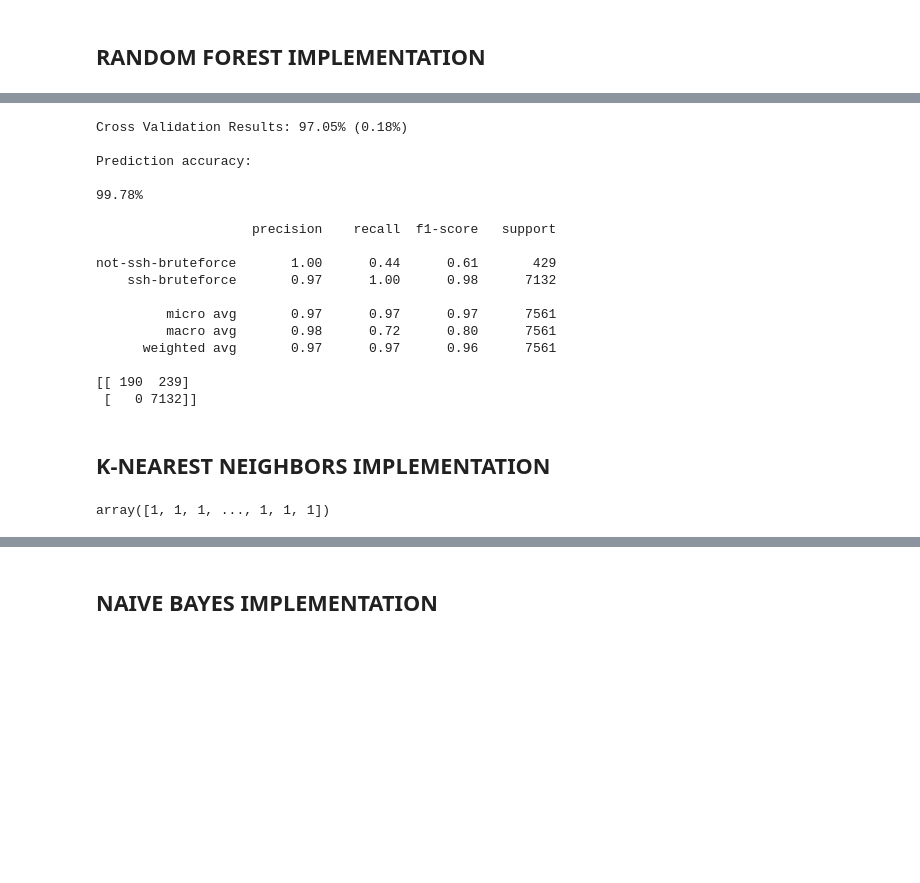
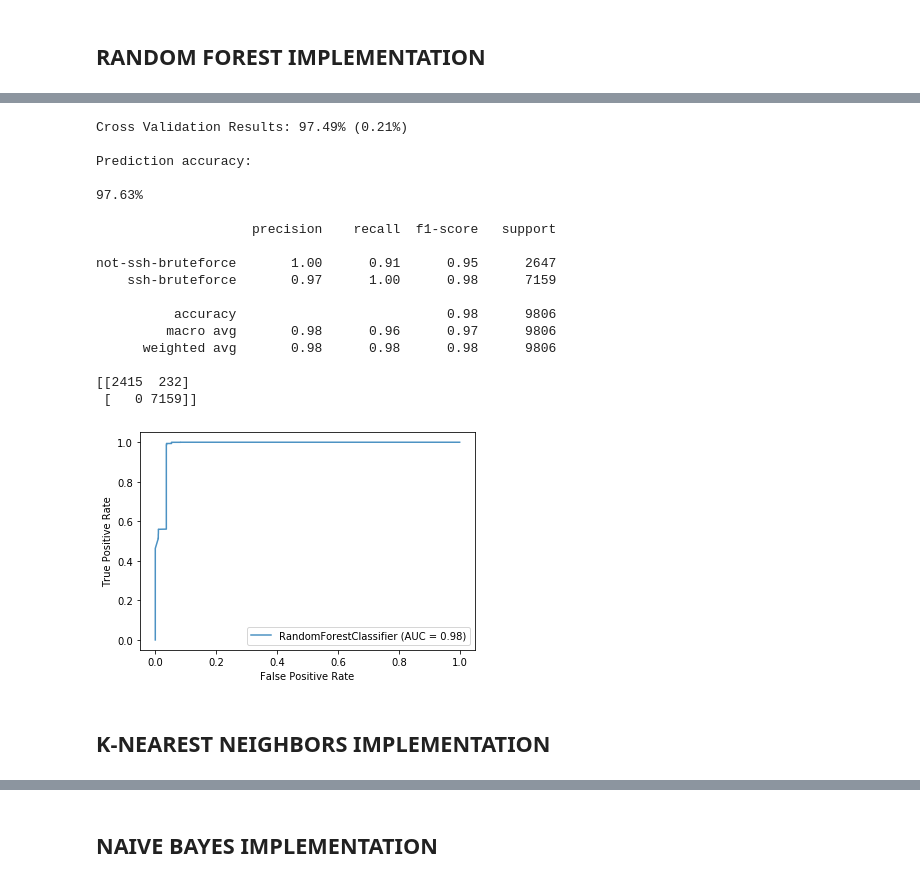
Before and after one commit to va-lt-02/anomalydetection, a Jupyter notebook: 3. Data Frame and ML.ipynb, the cells around one changed output, grey strips where cells are left out. Cells and saved outputs as stored; diff of their text form; code cells hidden in the pictures; blank space fills up the shorter version.

```diff
--- a/3. Data Frame and ML.ipynb
+++ b/3. Data Frame and ML.ipynb
@@ -298,7 +284,7 @@ print("Cross Validation Results: %.2f%% (%.2f%%)" % (results.mean()*100, results
 
 # Printing accuracy results
 print('\nPrediction accuracy:\n')
-print('{:.2%}\n'.format(metrics.accuracy_score(Y_test, predictions)))
+print('{:.2%}\n'.format(metrics.accuracy_score(Y_test, prediction)))
 
 # Printing classification report
 print(classification_report(Y_test, prediction, target_names=["not-ssh-bruteforce", "ssh-bruteforce"]))
@@ -306,20 +292,20 @@ print(classification_report(Y_test, prediction, target_names=["not-ssh-bruteforc
 # Printing confusion matrix
 print(confusion_matrix(Y_test, prediction))
 # %% [output]
-Cross Validation Results: 97.05% (0.18%)
+Cross Validation Results: 97.49% (0.21%)
 
 Prediction accuracy:
 
-99.78%
+97.63%
 
                     precision    recall  f1-score   support
 
-not-ssh-bruteforce       1.00      0.44      0.61       429
-    ssh-bruteforce       0.97      1.00      0.98      7132
+not-ssh-bruteforce       1.00      0.91      0.95      2647
+    ssh-bruteforce       0.97      1.00      0.98      7159
 
-         micro avg       0.97      0.97      0.97      7561
-         macro avg       0.98      0.72      0.80      7561
-      weighted avg       0.97      0.97      0.96      7561
+          accuracy                           0.98      9806
+         macro avg       0.98      0.96      0.97      9806
+      weighted avg       0.98      0.98      0.98      9806
 
-[[ 190  239]
- [   0 7132]]
+[[2415  232]
+ [   0 7159]]
@@ -326,13 +319,15 @@ not-ssh-bruteforce       1.00      0.44      0.61       429
+# %%
+ax = plt.gca()
+rfc_disp = plot_roc_curve(rf_estimator, X_test, Y_test, ax=ax, alpha=0.8)
+plt.show()
+# %% [output]
+[figure, added]
 # %% [markdown]
 ## K-NEAREST NEIGHBORS IMPLEMENTATION
 # %%
 knn_estimator = make_pipeline(StandardScaler(), PCA(n_components=5), KNeighborsClassifier(n_neighbors=7))
 knn_estimator.fit(X_train, Y_train)
 predictions = knn_estimator.predict(X_test)
-# %%
-predictions
-# %% [output]
-array([1, 1, 1, ..., 1, 1, 1])
 # %%
 i = 0
 correct_predictions = 0
```
Also changed, not shown: parts of 38 cells of this notebook.
